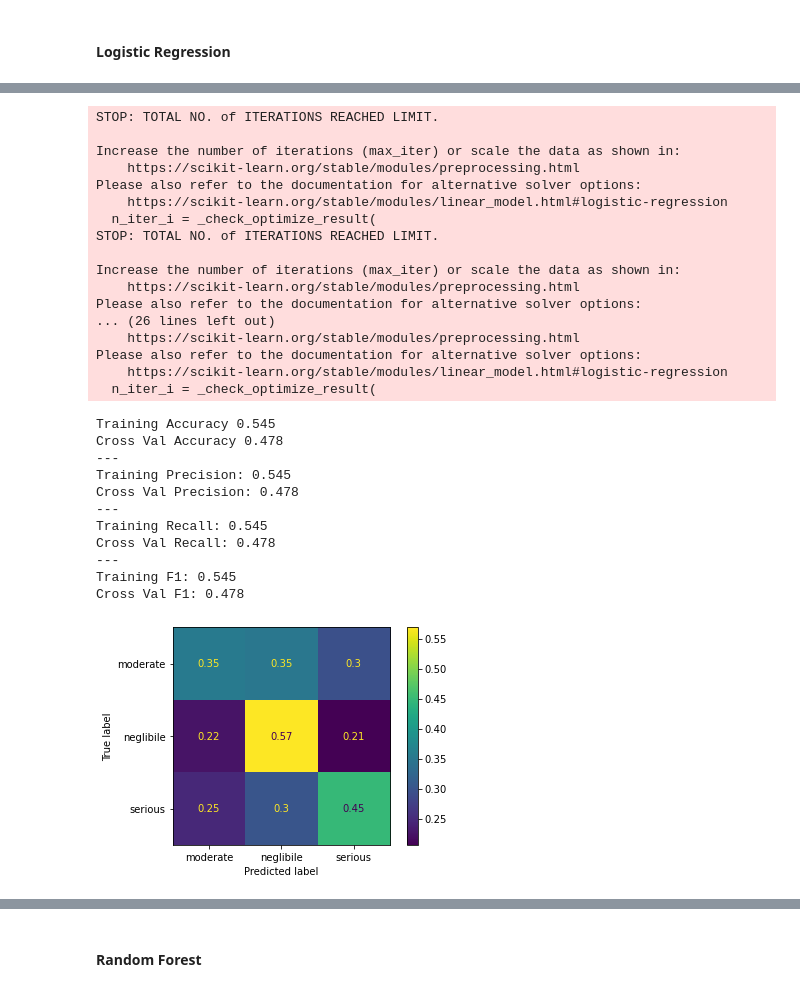
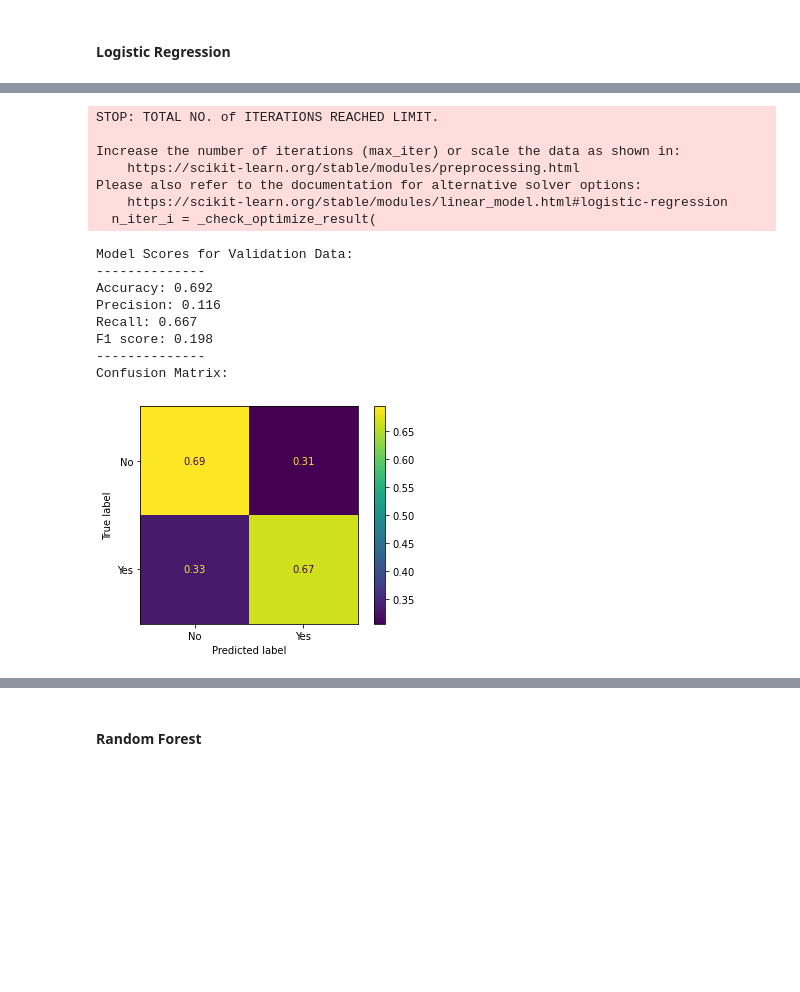
Before and after one commit to robertharrow/detecting-severe-flight-delays, a Jupyter notebook: notebook.ipynb, the cells around one changed output, grey strips where cells are left out. Cells and saved outputs as stored; diff of their text form; code cells hidden in the pictures; blank space fills up the shorter version.

```diff
--- a/notebook.ipynb
+++ b/notebook.ipynb
@@ -1053,3 +1067,12 @@ cols = X_valid_cat.columns
 X_valid_ohe = pd.get_dummies(X_valid_cat,prefix=cols, drop_first=False)
 
 preprocessed_val_data = pd.concat([X_valid_ohe, X_valid_scaled], axis=1)
+# %%
+# Poly 2nd Degree Features
+poly = PolynomialFeatures(degree=2)
+X_train_poly = poly.fit_transform(X_train_num)
+scaler_poly = StandardScaler()
+X_train_poly_scaled = scaler_poly.fit_transform(X_train_poly)
+X_train_poly_scaled = pd.DataFrame(X_train_poly_scaled, index=X_train_num.index, columns=poly.get_feature_names(X_train_num.columns))
+
+preprocessed_poly2_data = pd.concat([X_train_ohe, X_train_poly_scaled], axis=1)
@@ -1191,10 +1218,10 @@ def evaluate_results(model, x, y):
 #### Logistic Regression
 # %%
 baselline_pipe = Pipeline(steps=[
-    ('lr', LogisticRegression(random_state=123))
+    ('dc', DummyClassifier(strategy='most_frequent'))
 ])
 
 baselline_pipe.fit(preprocessed_data, y_train)
 
-model_performance(baselline_pipe, preprocessed_val_data, y_valid)
+evaluate_model(baselline_pipe, preprocessed_val_data, y_valid)
 # %% [output]
@@ -1229,0 +1237,8 @@ Cross Val F1: 0.777
+# %%
+lr_pipe1 = Pipeline(steps=[
+    ('lr', LogisticRegression(random_state=123))
+])
+
+lr_pipe1.fit(preprocessed_data, y_train)
+
+evaluate_model(lr_pipe1, preprocessed_data, y_train)
@@ -1229,0 +1262,8 @@ Cross Val F1: 0.777
+# %%
+lr_pipe1_poly = Pipeline(steps=[
+    ('lr', LogisticRegression(random_state=123))
+])
+
+lr_pipe1_poly.fit(preprocessed_poly2_data, y_train)
+
+evaluate_model(lr_pipe1_poly, preprocessed_poly2_val_data, y_valid)
@@ -1230,39 +1287,26 @@ Cross Val F1: 0.777
 # %%
-lr_pipe = Pipeline(steps=[
+lr_pipe2 = Pipeline(steps=[
     ('lr', LogisticRegression(class_weight=class_weights_dict, random_state=123))
 ])
 
-lr_pipe.fit(preprocessed_data, y_train)
+lr_pipe2.fit(preprocessed_data, y_train)
 
-model_performance(lr_pipe, preprocessed_val_data, y_valid)
+evaluate_model(lr_pipe2, preprocessed_data, y_train)
 # %% [output]
 STOP: TOTAL NO. of ITERATIONS REACHED LIMIT.
 
 Increase the number of iterations (max_iter) or scale the data as shown in:
     https://scikit-learn.org/stable/modules/preprocessing.html
 Please also refer to the documentation for alternative solver options:
     https://scikit-learn.org/stable/modules/linear_model.html#logistic-regression
   n_iter_i = _check_optimize_result(
-STOP: TOTAL NO. of ITERATIONS REACHED LIMIT.
-
-Increase the number of iterations (max_iter) or scale the data as shown in:
-    https://scikit-learn.org/stable/modules/preprocessing.html
-Please also refer to the documentation for alternative solver options:
-... (26 lines left out)
-    https://scikit-learn.org/stable/modules/preprocessing.html
-Please also refer to the documentation for alternative solver options:
-    https://scikit-learn.org/stable/modules/linear_model.html#logistic-regression
-  n_iter_i = _check_optimize_result(
-Training Accuracy 0.545
-Cross Val Accuracy 0.478
----
-Training Precision: 0.545
-Cross Val Precision: 0.478
----
-Training Recall: 0.545
-Cross Val Recall: 0.478
----
-Training F1: 0.545
-Cross Val F1: 0.478
+Model Scores for Validation Data:
+--------------
+Accuracy: 0.692
+Precision: 0.116
+Recall: 0.667
+F1 score: 0.198
+--------------
+Confusion Matrix:
-[figure, old version]
+[figure, new version]
 # %%
```
Also changed, not shown: parts of 133 cells of this notebook, 13 other files.
